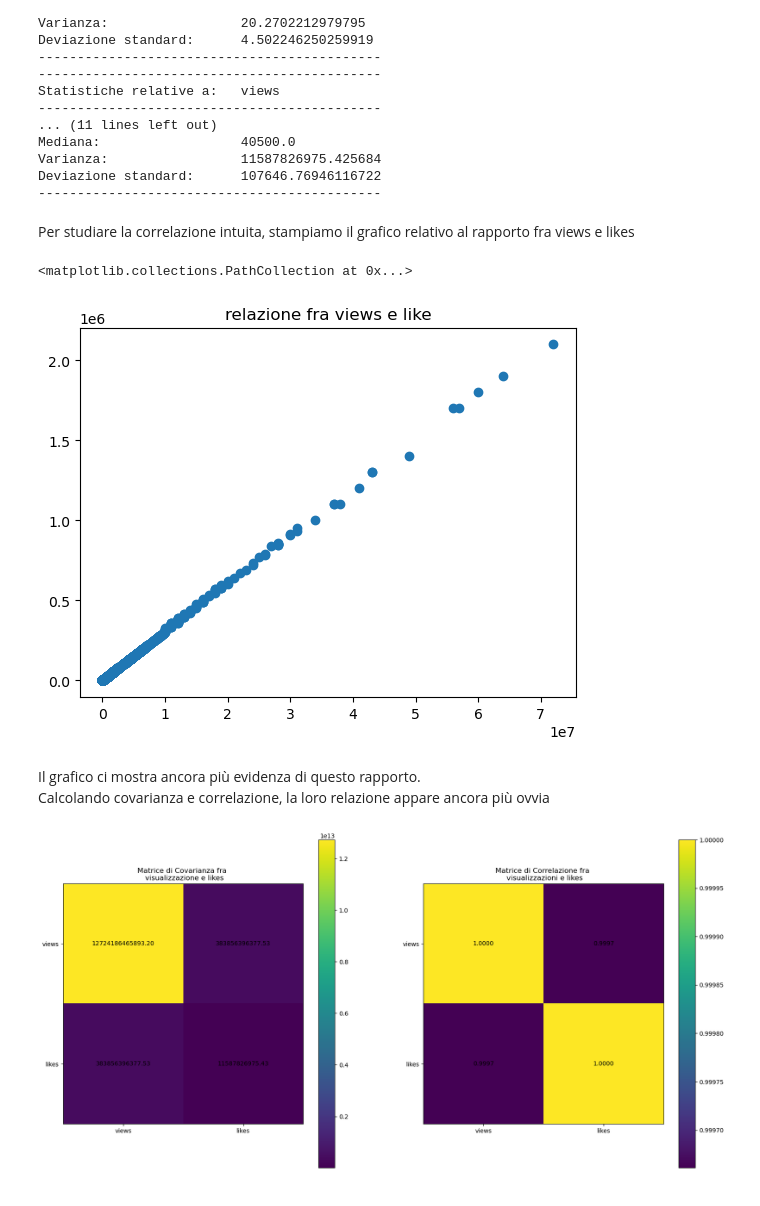
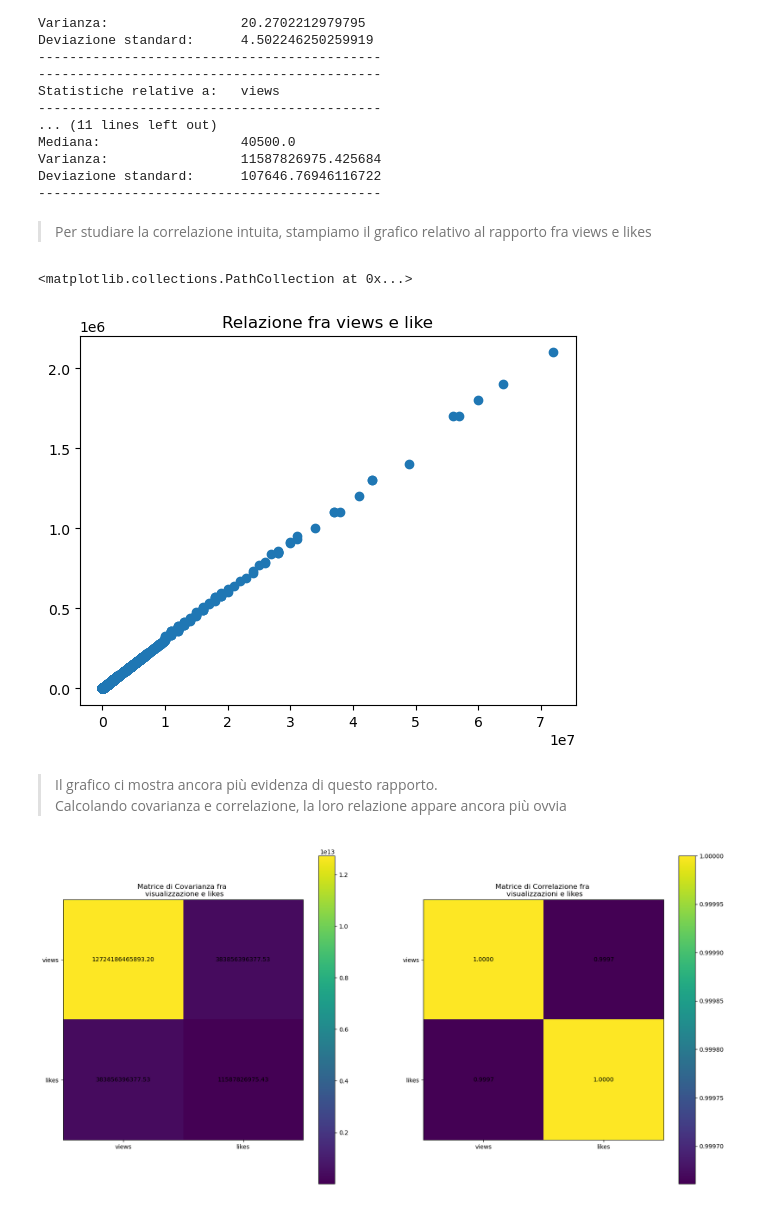
Before and after one commit to InKeaton/DataTed, a Jupyter notebook: data_ted_neo.ipynb, the cells around one changed output. Saved outputs shown, nothing was run; the diff lists cells and outputs as text; code cells hidden in the pictures.

```diff
--- a/data_ted_neo.ipynb
+++ b/data_ted_neo.ipynb
@@ -465,15 +443,15 @@ Varianza:                 11587826975.425684
 Deviazione standard:      107646.76946116722
 --------------------------------------------
 # %% [markdown]
-Per studiare la correlazione intuita, stampiamo il grafico relativo al rapporto fra views e likes
+>Per studiare la correlazione intuita, stampiamo il grafico relativo al rapporto fra views e likes
 # %%
-plt.title("relazione fra views e like")
+plt.title("Relazione fra views e like")
 plt.scatter(daTed["views"], daTed["likes"])
 # %% [output]
 <matplotlib.collections.PathCollection at 0x...>
-[figure, old version]
+[figure, new version]
 # %% [markdown]
-Il grafico ci mostra ancora più evidenza di questo rapporto. <br>
+>Il grafico ci mostra ancora più evidenza di questo rapporto. <br>
 Calcolando covarianza e correlazione, la loro relazione appare ancora più ovvia
 # %%
 plt.figure(figsize=(20, 10))
```
Also changed, not shown: parts of 56 cells of this notebook.
